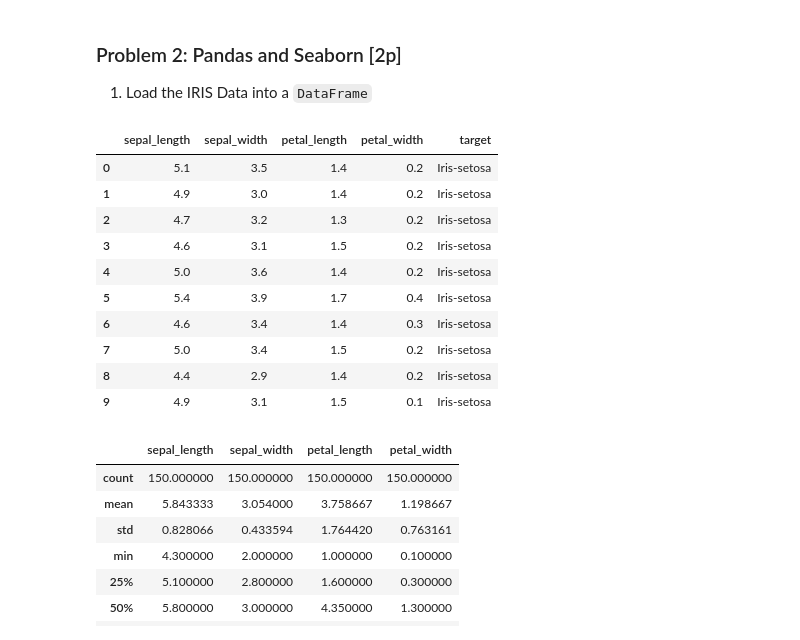
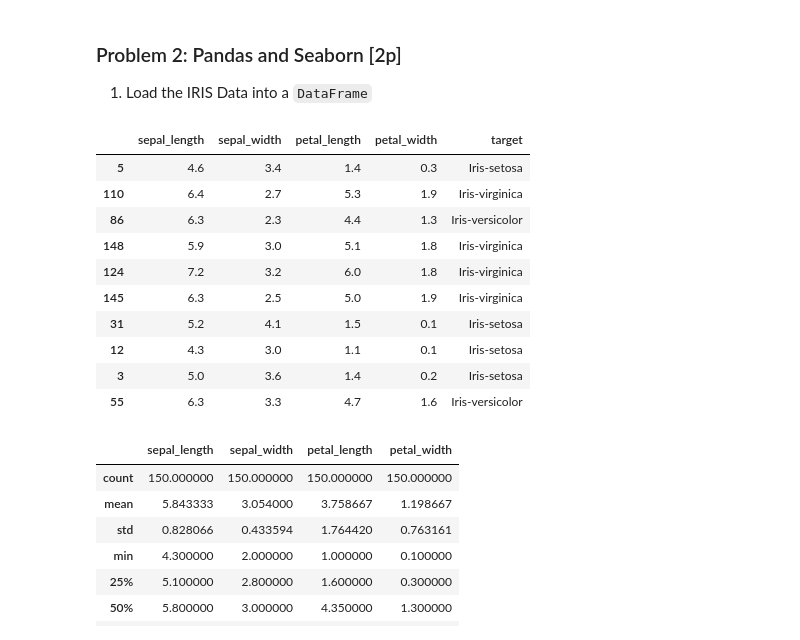
Before and after one commit to TheFebrin/DataScience, a Jupyter notebook: Assignment1 .ipynb, the cells around one changed output. Drawn from its saved outputs; the diff is of its cells as text; code cells hidden in the pictures.

```diff
--- a/Copy_of_Assignment1.ipynb
+++ b/Assignment1 .ipynb
@@ -203,25 +321,25 @@ assert ismagic(np.array([[2,7,6],[9,5,1],[4,3,8]]))
 # %%
 iris_url = 'https://archive.ics.uci.edu/ml/machine-learning-databases/iris/iris.data'
 # Use read_csv to load the data. Make sure you get 150 examples!
-iris_df =
+iris_df = pd.read_csv(iris_url)
 
 # Set the column names to
 # 'sepal_length', 'sepal_width', 'petal_length', 'petal_width', 'target'
 iris_df.columns = ['sepal_length', 'sepal_width', 'petal_length', 'petal_width', 'target']
 
 # Print the first 10 entries
-iris_df.TODO
+iris_df.sample(10)
 # %% [output]
 |  | sepal_length | sepal_width | petal_length | petal_width | target |
-| 0 | 5.1 | 3.5 | 1.4 | 0.2 | Iris-setosa |
-| 1 | 4.9 | 3.0 | 1.4 | 0.2 | Iris-setosa |
-| 2 | 4.7 | 3.2 | 1.3 | 0.2 | Iris-setosa |
-| 3 | 4.6 | 3.1 | 1.5 | 0.2 | Iris-setosa |
-| 4 | 5.0 | 3.6 | 1.4 | 0.2 | Iris-setosa |
-| 5 | 5.4 | 3.9 | 1.7 | 0.4 | Iris-setosa |
-| 6 | 4.6 | 3.4 | 1.4 | 0.3 | Iris-setosa |
-| 7 | 5.0 | 3.4 | 1.5 | 0.2 | Iris-setosa |
-| 8 | 4.4 | 2.9 | 1.4 | 0.2 | Iris-setosa |
-| 9 | 4.9 | 3.1 | 1.5 | 0.1 | Iris-setosa |
+| 5 | 4.6 | 3.4 | 1.4 | 0.3 | Iris-setosa |
+| 110 | 6.4 | 2.7 | 5.3 | 1.9 | Iris-virginica |
+| 86 | 6.3 | 2.3 | 4.4 | 1.3 | Iris-versicolor |
+| 148 | 5.9 | 3.0 | 5.1 | 1.8 | Iris-virginica |
+| 124 | 7.2 | 3.2 | 6.0 | 1.8 | Iris-virginica |
+| 145 | 6.3 | 2.5 | 5.0 | 1.9 | Iris-virginica |
+| 31 | 5.2 | 4.1 | 1.5 | 0.1 | Iris-setosa |
+| 12 | 4.3 | 3.0 | 1.1 | 0.1 | Iris-setosa |
+| 3 | 5.0 | 3.6 | 1.4 | 0.2 | Iris-setosa |
+| 55 | 6.3 | 3.3 | 4.7 | 1.6 | Iris-versicolor |
 # %%
 # Show numerical summary of the data, using DataFrame.describe()
```
Also changed, not shown: parts of 16 cells of this notebook, 1 other file.
